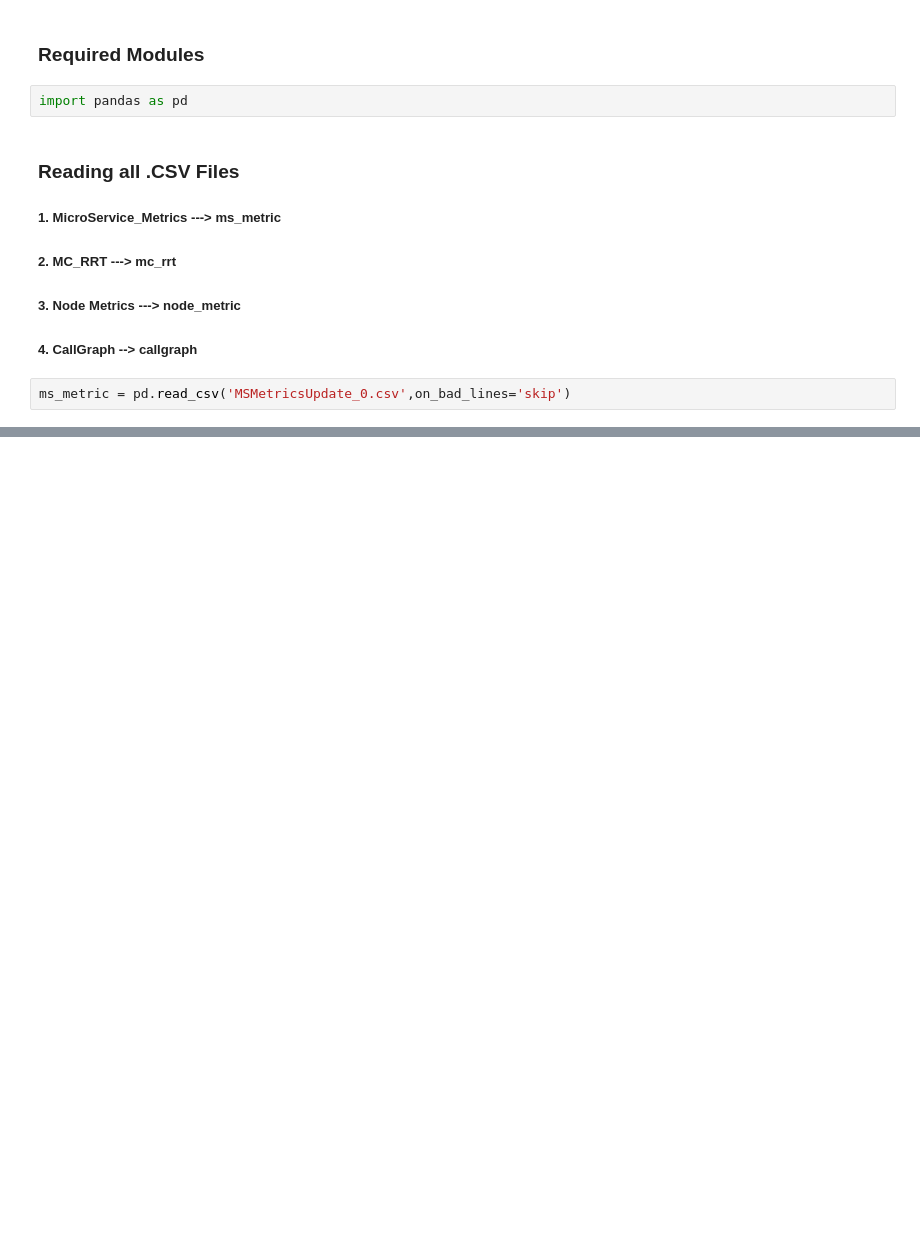
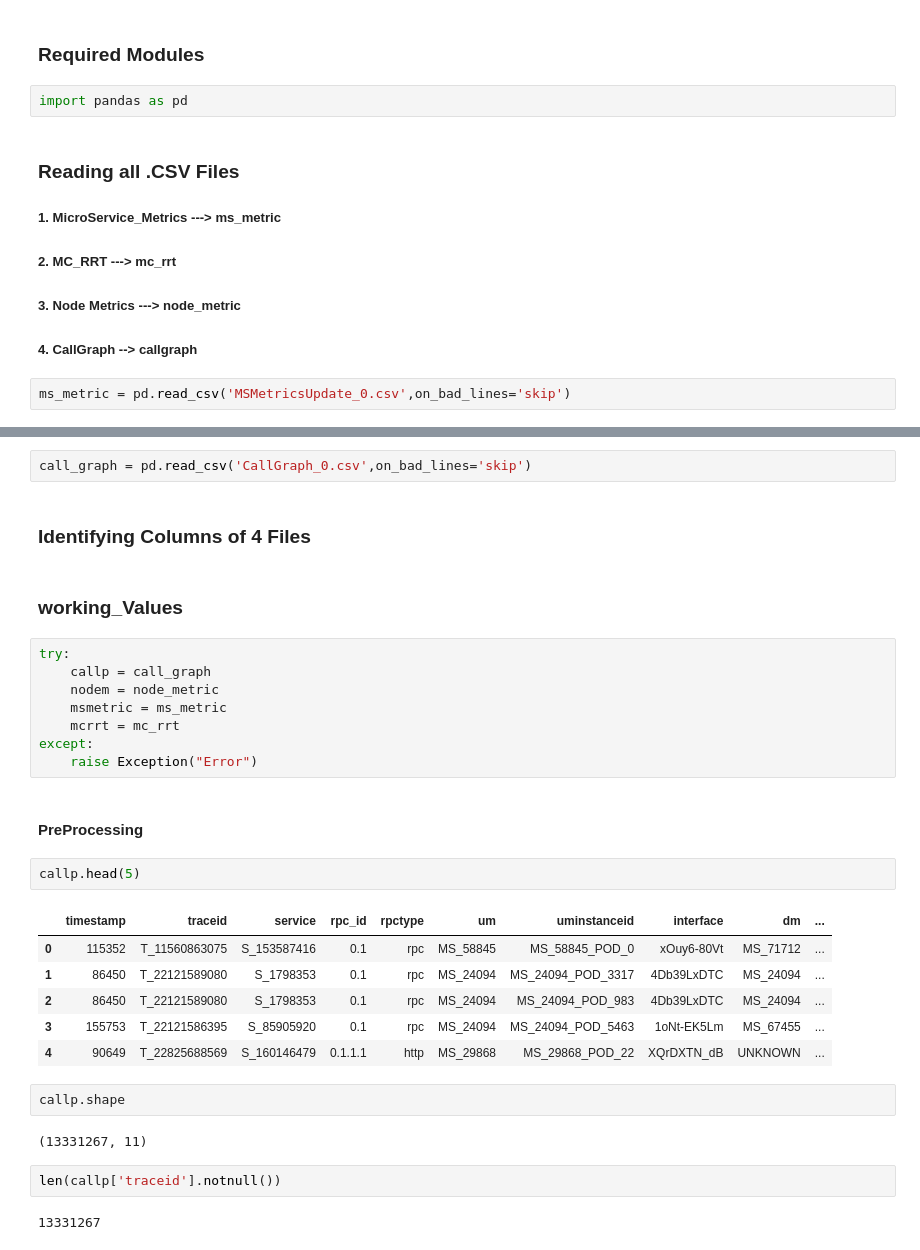
Before and after one commit to Prasanna2002/Alibaba_trace, a Jupyter notebook: ssp.ipynb, the cells around one changed output, grey strips where cells are left out. Drawn from its saved outputs; the diff is of its cells as text; blank space fills up the shorter version.

```diff
--- a/ssp.ipynb
+++ b/ssp.ipynb
@@ -72,0 +74,33 @@ KeyboardInterrupt:
+# %%
+call_graph = pd.read_csv('CallGraph_0.csv',on_bad_lines='skip')
+# %% [markdown]
+### Identifying Columns of 4 Files
+# %% [markdown]
+### working_Values
+# %%
+try:
+    callp = call_graph
+    nodem = node_metric
+    msmetric = ms_metric
+    mcrrt = mc_rrt
+except:
+    raise Exception("Error")
+# %% [markdown]
+#### PreProcessing
+# %%
+callp.head(5)
+# %% [output]
+|  | timestamp | traceid | service | rpc_id | rpctype | um | uminstanceid | interface | dm | ... |
+| 0 | 115352 | T_11560863075 | S_153587416 | 0.1 | rpc | MS_58845 | MS_58845_POD_0 | xOuy6-80Vt | MS_71712 | ... |
+| 1 | 86450 | T_22121589080 | S_1798353 | 0.1 | rpc | MS_24094 | MS_24094_POD_3317 | 4Db39LxDTC | MS_24094 | ... |
+| 2 | 86450 | T_22121589080 | S_1798353 | 0.1 | rpc | MS_24094 | MS_24094_POD_983 | 4Db39LxDTC | MS_24094 | ... |
+| 3 | 155753 | T_22121586395 | S_85905920 | 0.1 | rpc | MS_24094 | MS_24094_POD_5463 | 1oNt-EK5Lm | MS_67455 | ... |
+| 4 | 90649 | T_22825688569 | S_160146479 | 0.1.1.1 | http | MS_29868 | MS_29868_POD_22 | XQrDXTN_dB | UNKNOWN | ... |
+# %%
+callp.shape
+# %% [output]
+(13331267, 11)
+# %%
+len(callp['traceid'].notnull())
+# %% [output]
+13331267
```
Also changed, not shown: parts of 8 cells of this notebook.
